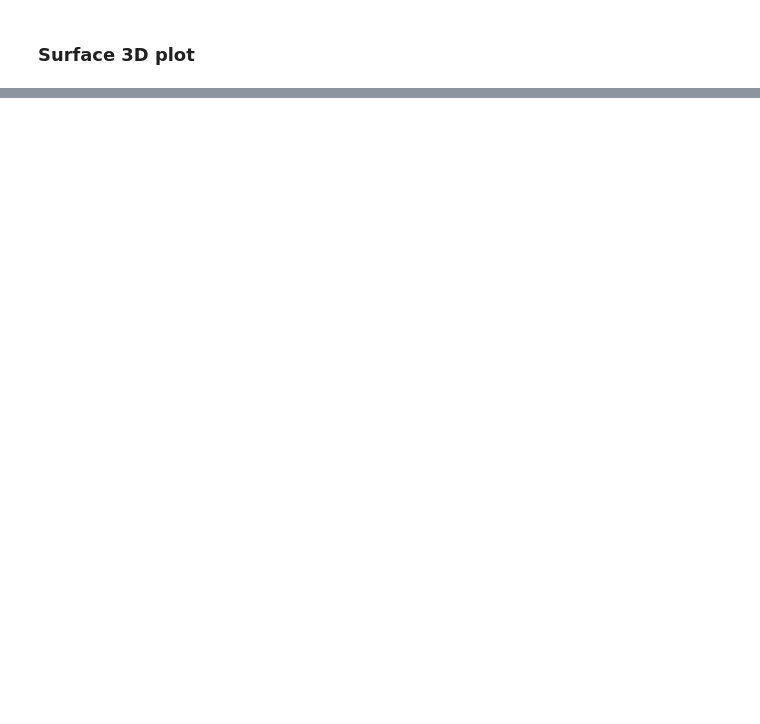
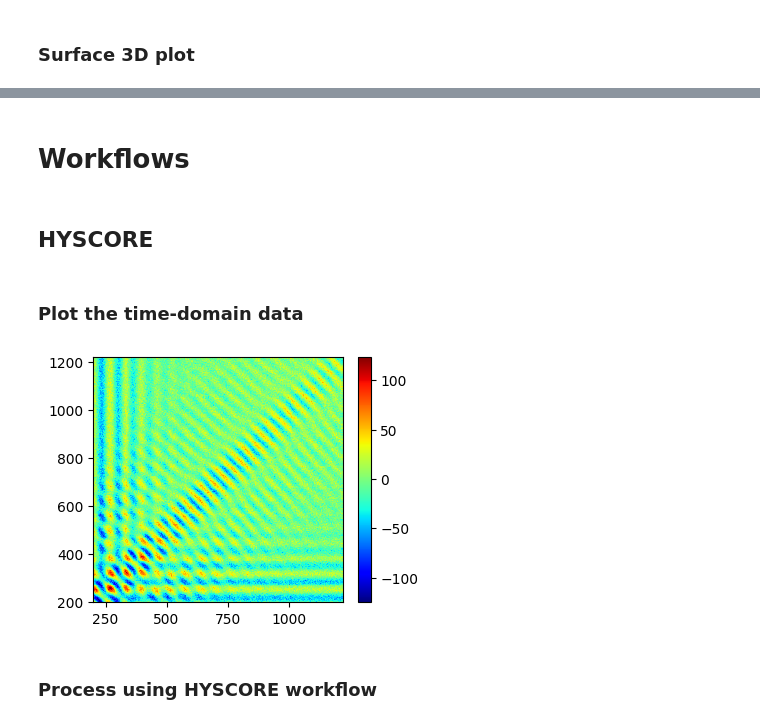
Before and after one commit to davistdaniel/EPRpy, a Jupyter notebook: docs/source/notebooks/examples.ipynb, the cells around one changed output, grey strips where cells are left out. Drawn from its saved outputs; the diff is of its cells as text; code cells hidden in the pictures; blank space fills up the shorter version.

```diff
--- a/docs/source/notebooks/examples.ipynb
+++ b/docs/source/notebooks/examples.ipynb
@@ -265,0 +269,4 @@ fig,ax = tempo2d.plot(plot_type='surf')
+# %% [markdown]
+# Workflows
+# %% [markdown]
+## HYSCORE
@@ -265,0 +275,10 @@ fig,ax = tempo2d.plot(plot_type='surf')
+# %%
+tempo_hyscore = epr.load("tempo_hyscore.DSC")
+# %% [markdown]
+### Plot the time-domain data
+# %%
+_=tempo_hyscore.plot(plot_type="pcolor")
+# %% [output]
+[figure, added]
+# %% [markdown]
+### Process using HYSCORE workflow
```
Also changed, not shown: parts of 26 cells of this notebook, 6 other files.
